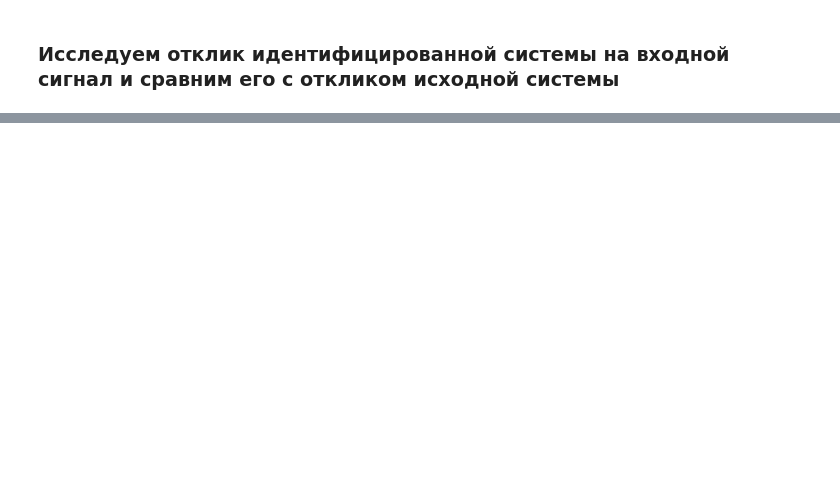
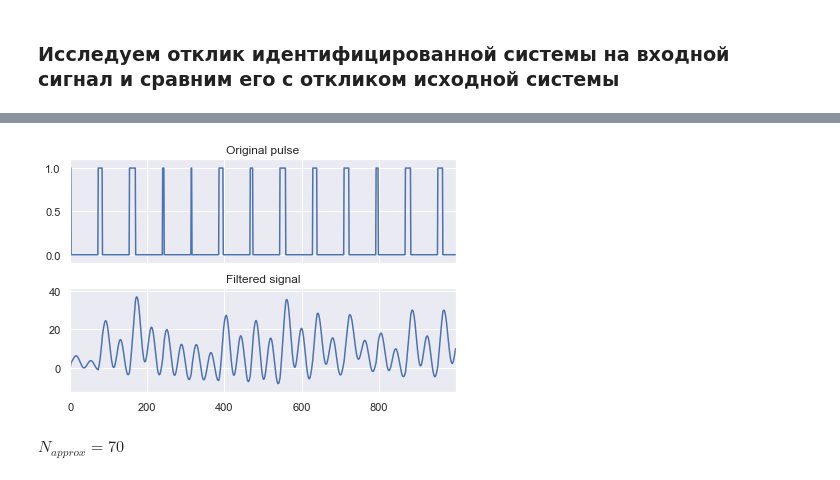
Before and after one commit to tupoylogin/linear_dynamics, a Jupyter notebook: LDSDemo.ipynb, the cells around one changed output, grey strips where cells are left out. Cells and saved outputs as stored; diff of their text form; code cells hidden in the pictures; blank space fills up the shorter version.

```diff
--- a/LDSDemo.ipynb
+++ b/LDSDemo.ipynb
@@ -209,0 +223,7 @@ $\displaystyle  || \epsilon_{1,2} ||_\infty = 2.6980083564247135 $
+# %%
+y_eps = y + 1e-4*np.random.uniform(size=(len(sig), 1))
+# %%
+%matplotlib inline
+plot_signal(sig[:1000], y_eps.T.ravel()[:1000])
+# %% [output]
+[figure, added]
@@ -209,0 +232,5 @@ $\displaystyle  || \epsilon_{1,2} ||_\infty = 2.6980083564247135 $
+# %%
+N_estimated = estimate_dimensionality(Yhat, eps=1e-4)
+display(Math(r'$ N_{approx} = %s $' % N_estimated))
+# %% [output]
+$\displaystyle  N_{approx} = 70 $
```
Also changed, not shown: parts of 52 cells of this notebook.
